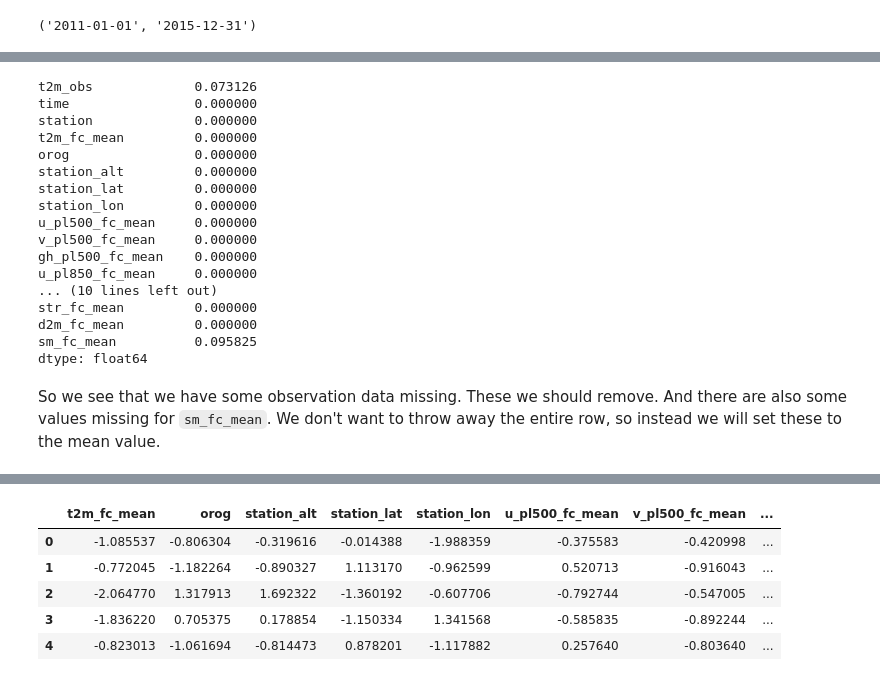
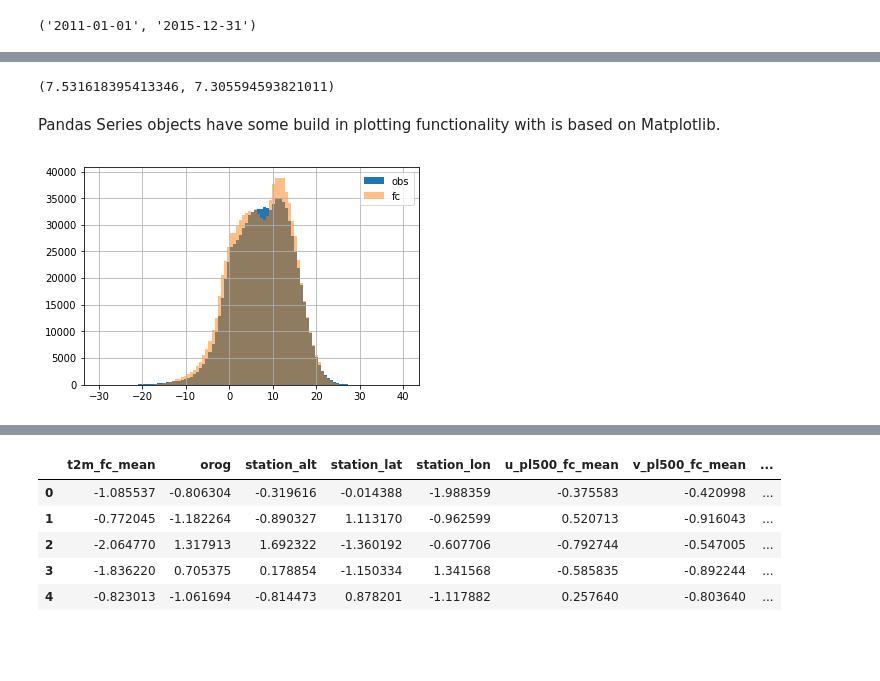
Before and after one commit to waves2weather/W2W-ML-Workshop, a Jupyter notebook: nb1_jupyter-pandas.ipynb, the cells around one changed output, grey strips where cells are left out. Drawn from its saved outputs; the diff is of its cells as text; code cells hidden in the pictures; blank space fills up the shorter version.

```diff
--- a/nb1_jupyter-pandas.ipynb
+++ b/nb1_jupyter-pandas.ipynb
@@ -246,22 +257,0 @@ pandas.core.series.Series
-# %%
-df_train.apply(pd.Series.isna).mean()
-# %% [output]
-t2m_obs             0.073126
-time                0.000000
-station             0.000000
-t2m_fc_mean         0.000000
-orog                0.000000
-station_alt         0.000000
-station_lat         0.000000
-station_lon         0.000000
-u_pl500_fc_mean     0.000000
-v_pl500_fc_mean     0.000000
-gh_pl500_fc_mean    0.000000
-u_pl850_fc_mean     0.000000
-... (10 lines left out)
-str_fc_mean         0.000000
-d2m_fc_mean         0.000000
-sm_fc_mean          0.095825
-dtype: float64
-# %% [markdown]
-So we see that we have some observation data missing. These we should remove. And there are also some values missing for `sm_fc_mean`. We don't want to throw away the entire row, so instead we will set these to the mean value.
@@ -270,0 +258,12 @@ df_copy = df_train.copy()
+# %%
+df_train.t2m_obs.mean(),df_train.t2m_fc_mean.mean()
+# %% [output]
+(7.531618395413346, 7.305594593821011)
+# %% [markdown]
+Pandas Series objects have some build in plotting functionality with is based on Matplotlib.
+# %%
+df_train.t2m_obs.hist(range=(-30, 40), bins=100, label='obs')
+df_train.t2m_fc_mean.hist(range=(-30, 40), bins=100, alpha=0.5, label='fc')
+plt.legend();
+# %% [output]
+[figure, added]
```
Also changed, not shown: parts of 80 cells of this notebook, 3 other files.
